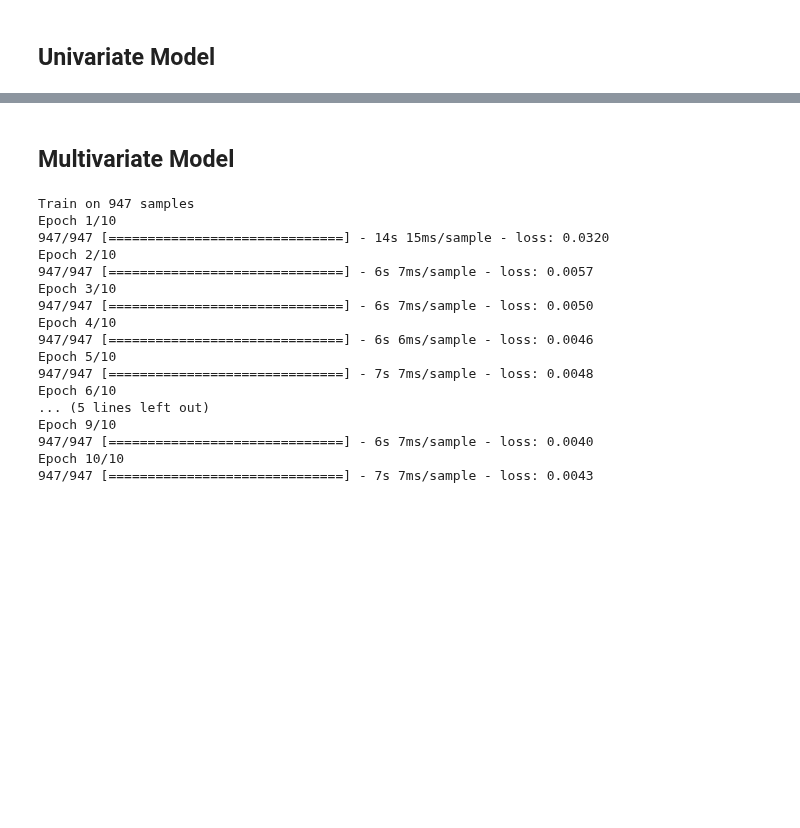
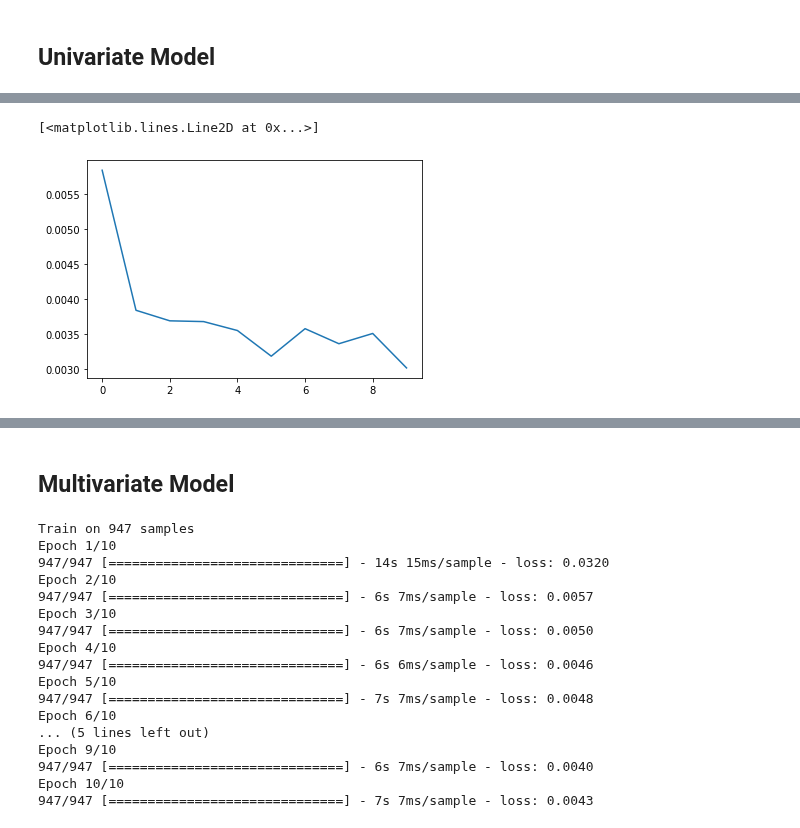
Before and after one commit to Samarmy/CS545TP, a Jupyter notebook: Armstrong-Choudhary-Hua-project.ipynb, the cells around one changed output, grey strips where cells are left out. Saved outputs shown, nothing was run; the diff lists cells and outputs as text; code cells hidden in the pictures; blank space fills up the shorter version.

```diff
--- a/Armstrong-Choudhary-Hua-project.ipynb
+++ b/Armstrong-Choudhary-Hua-project.ipynb
@@ -188,3 +188,8 @@ Epoch 10/10
+# %%
+plt.plot(history.history['loss'])
+# %% [output]
+[<matplotlib.lines.Line2D at 0x...>]
+[figure, added]
 # %%
 testing_set_scaled = sc.transform(testing_set.to_numpy().reshape(-1, 1))
 X_test = []
```
Also changed, not shown: parts of 8 cells of this notebook.
